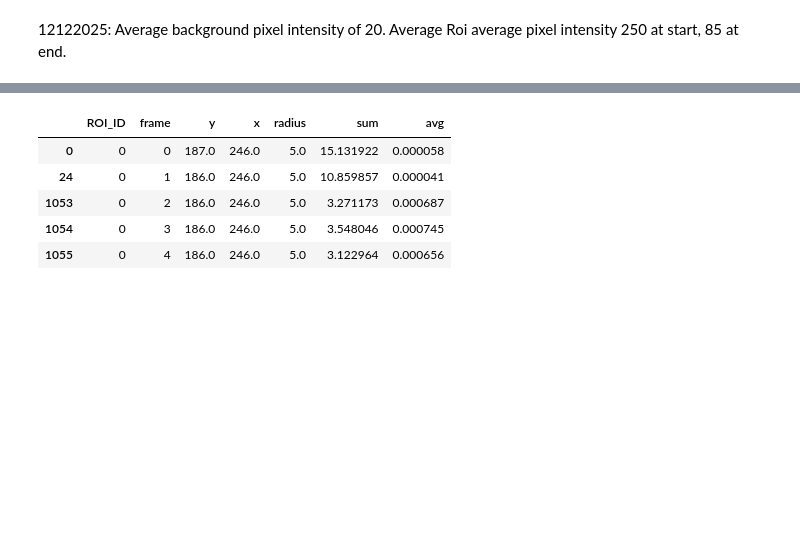
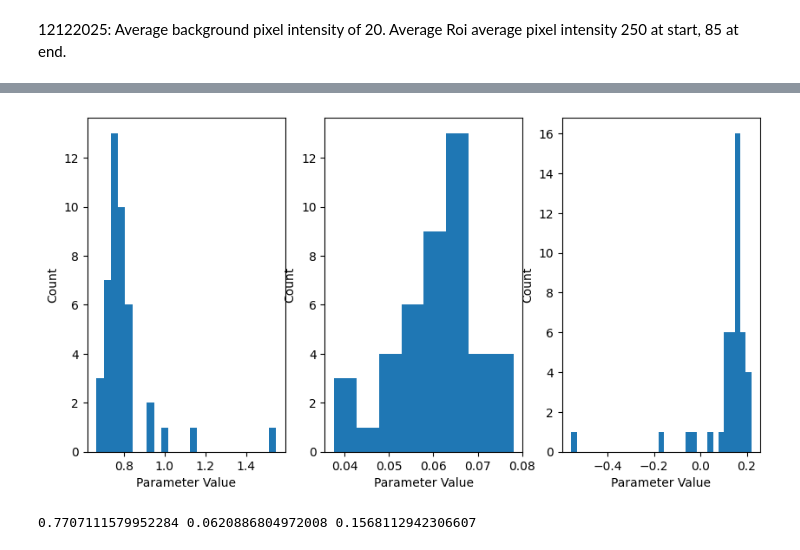
Before and after one commit to jglichowsk/organelle-measure, a Jupyter notebook: organelle_measure/notebooks/myo1-globular-timelapse-analysis.ipynb, the cells around one changed output, grey strips where cells are left out. Cells and saved outputs as stored; diff of their text form; code cells hidden in the pictures; blank space fills up the shorter version.

```diff
--- a/organelle_measure/notebooks/myo1-globular-timelapse-analysis.ipynb
+++ b/organelle_measure/notebooks/myo1-globular-timelapse-analysis.ipynb
@@ -302,9 +315,15 @@ roi_subplots(df_01222026, num_rows=int(len(np.unique(df_01222026['ROI_ID'].value
-# %%
-df_01222026.loc[df_01222026.ROI_ID==0].sort_values(by=['frame'])
-# %% [output]
-|  | ROI_ID | frame | y | x | radius | sum | avg |
-| 0 | 0 | 0 | 187.0 | 246.0 | 5.0 | 15.131922 | 0.000058 |
-| 24 | 0 | 1 | 186.0 | 246.0 | 5.0 | 10.859857 | 0.000041 |
-| 1053 | 0 | 2 | 186.0 | 246.0 | 5.0 | 3.271173 | 0.000687 |
-| 1054 | 0 | 3 | 186.0 | 246.0 | 5.0 | 3.548046 | 0.000745 |
-| 1055 | 0 | 4 | 186.0 | 246.0 | 5.0 | 3.122964 | 0.000656 |
+# %%
+num_rows=1; num_columns=3
+# r1_param_vals=[wa,wb,wc]
+r2_param_vals=[xa,xb,xc]
+plt.figure(figsize=(10,5))
+for param_ind in np.arange(0,3):
+    plt.subplot(num_rows,num_columns,param_ind+1) #locate subplot to use
+    # plt.scatter()
+    plt.hist(r2_param_vals[param_ind],bins='fd')
+    plt.ylabel('Count')
+    plt.xlabel('Parameter Value')
+    # plt.legend(loc='best', fontsize='small')
+    # plt.title('ROI '+str(roi_id))
+# %% [output]
+[figure, added]
@@ -310,0 +332,4 @@ df_01222026.loc[df_01222026.ROI_ID==0].sort_values(by=['frame'])
+# %%
+print(fa,fb,fc)
+# %% [output]
+0.7707111579952284 0.0620886804972008 0.1568112942306607
```
Also changed, not shown: parts of 20 cells of this notebook, 17 other files.
